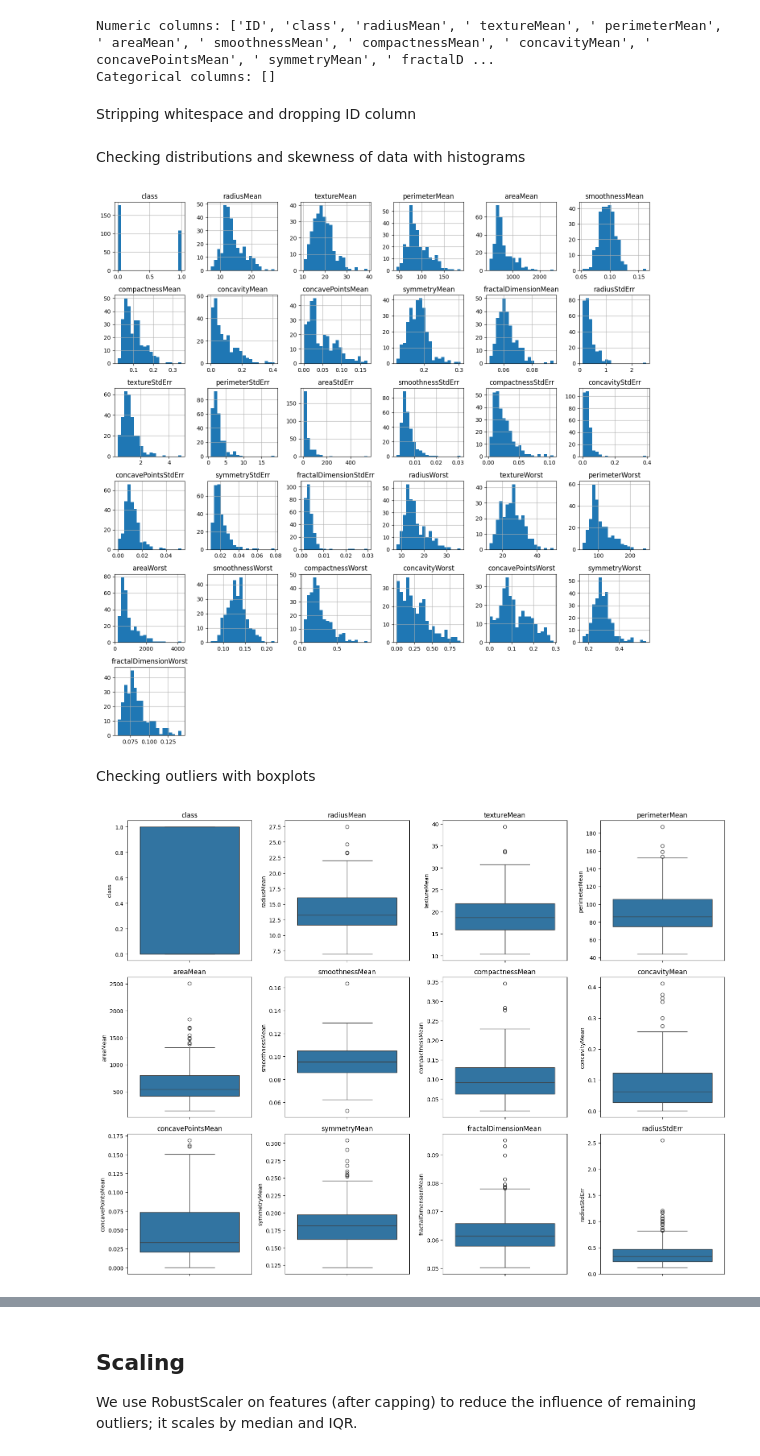
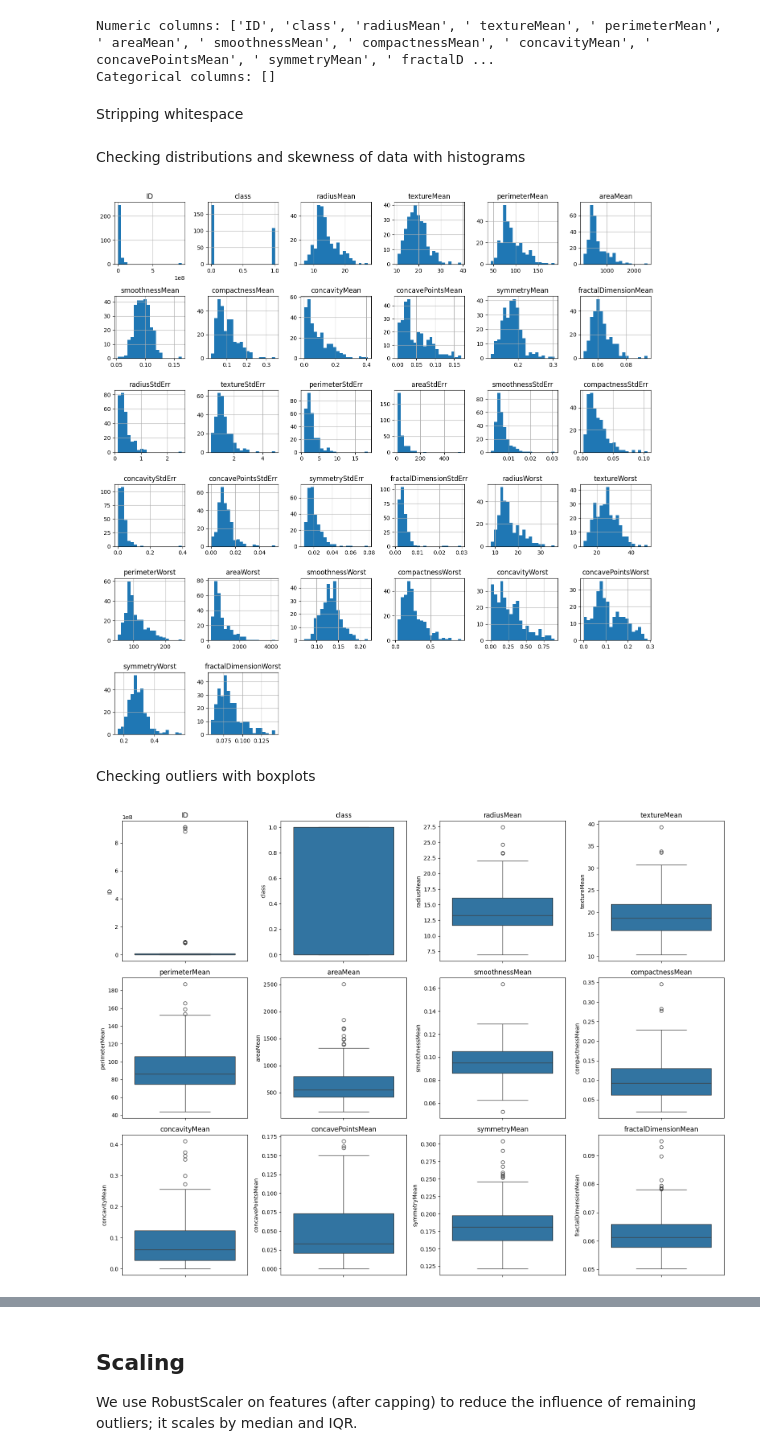
Before and after one commit to emmabachura/Machine-Learning, a Jupyter notebook: src/breast-cancer/breast-cancer-preprocessing.ipynb, the cells around one changed output, grey strips where cells are left out. Saved outputs shown, nothing was run; the diff lists cells and outputs as text; code cells hidden in the pictures.

```diff
--- a/src/breast-cancer/breast-cancer-preprocessing.ipynb
+++ b/src/breast-cancer/breast-cancer-preprocessing.ipynb
@@ -15,8 +3,9 @@ seaborn version: 0.13.2
 # %%
 import pandas as pd
 
-csv_path = "../../data/breast-cancer-diagnostic.shuf.lrn.csv"
+csv_path_train = "../../data/breast-cancer-diagnostic.shuf.lrn.csv"
+csv_path_test = "../../data/breast-cancer-diagnostic.shuf.tes.csv"
 
-df = pd.read_csv(csv_path)
-df.head()
+df_train = pd.read_csv(csv_path_train)
+df_train.head()
 # %% [output]
@@ -33,12 +43,12 @@ Total missing values: 0
 # %% [markdown]
 Encoding class to false = 0 and true = 1
 # %%
-col = df['class']
+col = df_train['class']
 
 mapping = {True: 1, False: 0, 'true': 1, 'false': 0, 'True': 1, 'False': 0, 1: 1, 0: 0}
-df['class'] = col.map(mapping)
+df_train['class'] = col.map(mapping)
 
-df.head()
+df_train.head()
 # %% [output]
 |  | ID | class | radiusMean | textureMean | perimeterMean | areaMean | smoothnessMean | compactnessMean | ... |
 | 0 | 8813129 | 0 | 13.27 | 17.02 | 84.55 | 546.4 | 0.08445 | 0.04994 | ... |
@@ -109,33 +130,33 @@ print("Categorical columns:", categorical_cols)
 Numeric columns: ['ID', 'class', 'radiusMean', ' textureMean', ' perimeterMean', ' areaMean', ' smoothnessMean', ' compactnessMean', ' concavityMean', ' concavePointsMean', ' symmetryMean', ' fractalD ...
 Categorical columns: []
 # %% [markdown]
-Stripping whitespace and dropping ID column
+Stripping whitespace
 # %%
-df.columns = df.columns.str.strip()
-df = df.drop(columns=["ID"])
+df_train.columns = df_train.columns.str.strip()
+df_test.columns = df_test.columns.str.strip()
 # %% [markdown]
 Checking distributions and skewness of data with histograms
 # %%
 import matplotlib.pyplot as plt
-df.hist(bins=20, figsize=(14, 14))
+df_train.hist(bins=20, figsize=(14, 14))
 plt.tight_layout()
 plt.show()
 # %% [output]
-[figure, old version]
+[figure, new version]
 # %% [markdown]
 Checking outliers with boxplots
 # %%
 import seaborn as sns
 
-numeric_cols = df.select_dtypes(include=['float64', 'int64']).columns
+numeric_cols = df_train.select_dtypes(include=['float64', 'int64']).columns
 
 plt.figure(figsize=(16, 12))
 for i, col in enumerate(numeric_cols[:12]):
     plt.subplot(3, 4, i+1)
-    sns.boxplot(y=df[col])
+    sns.boxplot(y=df_train[col])
     plt.title(col)
 plt.tight_layout()
 plt.show()
 # %% [output]
-[figure, old version]
+[figure, new version]
 # %% [markdown]
```
Also changed, not shown: parts of 18 cells of this notebook, 2 other files.
